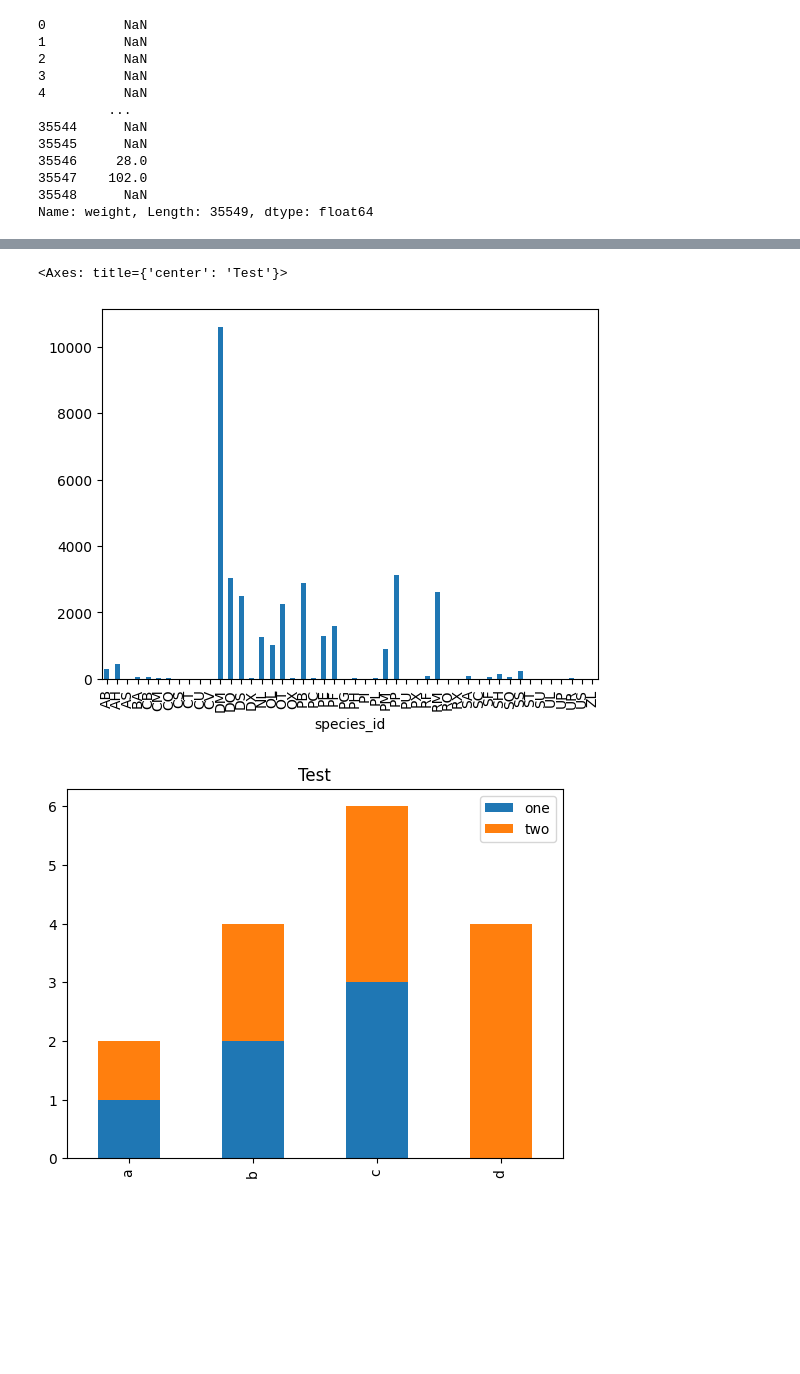
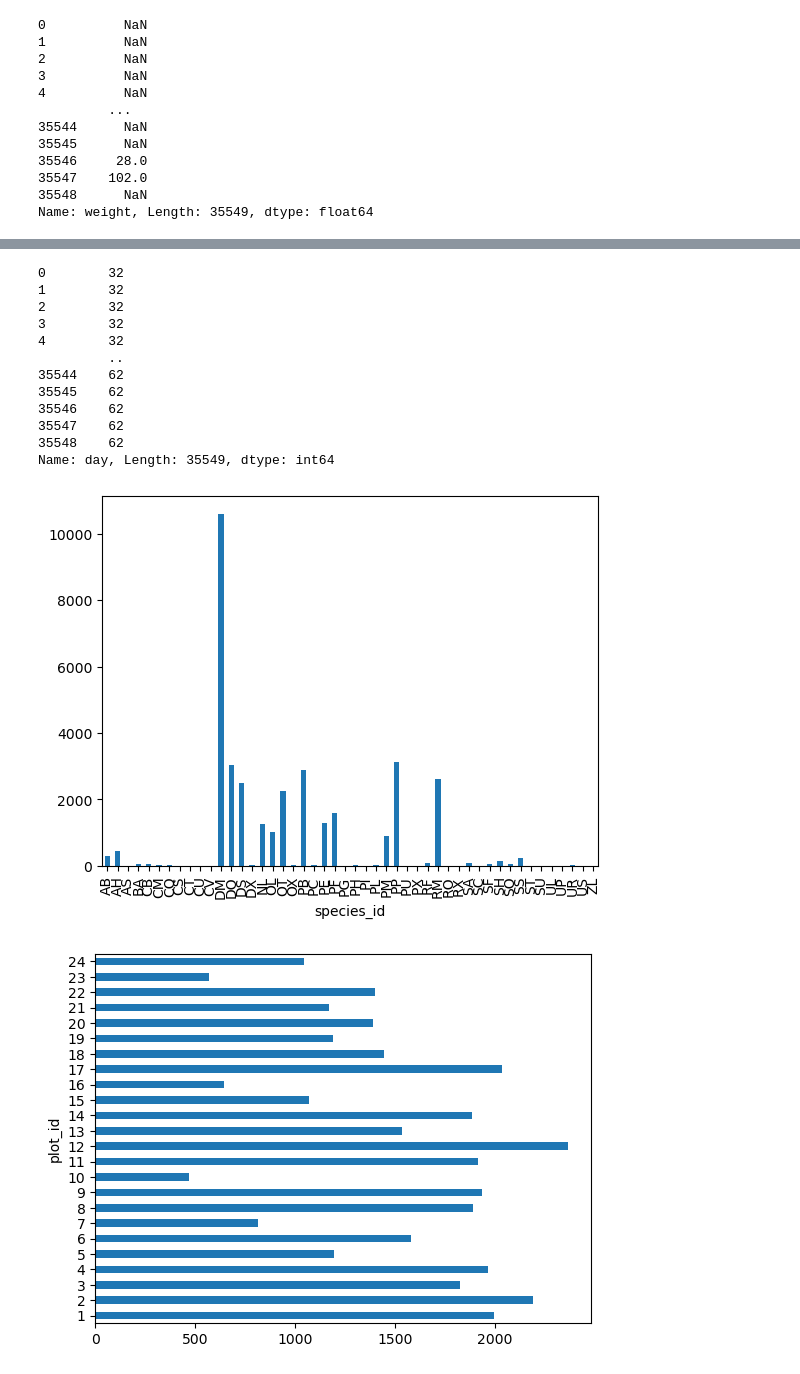
Before and after one commit to MarcoVilera/evaluacion4_calcnum, a Jupyter notebook: notebook.ipynb, the cells around one changed output, grey strips where cells are left out. Saved outputs shown, nothing was run; the diff lists cells and outputs as text; code cells hidden in the pictures; blank space fills up the shorter version.

Commit message:
add new charts

```diff
--- a/notebook.ipynb
+++ b/notebook.ipynb
@@ -88,3 +126,6 @@ surveys_df['weight']*2
 35547    102.0
 35548      NaN
 Name: weight, Length: 35549, dtype: float64
+# %%
+species_counts2 = surveys_df2.groupby('plot_id')['record_id'].count()
+surveys_df2['hindfoot_length']*2
@@ -91,3 +145,19 @@ Name: weight, Length: 35549, dtype: float64
+# %%
+species_counts3= surveys_df3.groupby('hindfoot_length')['record_id'].count()
+surveys_df3['day']*2
+# %% [output]
+0        32
+1        32
+2        32
+3        32
+4        32
+         ..
+35544    62
+35545    62
+35546    62
+35547    62
+35548    62
+Name: day, Length: 35549, dtype: int64
 # %%
 %matplotlib inline
 species_counts.plot(kind='bar');
@@ -96,8 +166,17 @@ d= {'one': pd.Series([1.,2.,3.], index=['a','b','c']),'two': pd.Series([1.,2.,3.
 pd.DataFrame(d)
 
 my_df=pd.DataFrame(d)
-my_df.plot(kind='bar', stacked=True, title='Results')
+# my_df.plot(kind='bar', stacked=True, title='Results')
 # %% [output]
-<Axes: title={'center': 'Test'}>
 [figure]
-[figure, removed]
+# %%
+%matplotlib inline
+species_counts2.plot(kind='barh');
+
+d= {'one': pd.Series([1.,2.,3.], index=['a','b','c']),'two': pd.Series([1.,2.,3.,4.], index=['a','b','c','d'])}
+pd.DataFrame(d)
+
+my_df=pd.DataFrame(d)
+# my_df.plot(kind='bar', stacked=True, title='Result Group 2')
+# %% [output]
+[figure, added]
```
Also changed, not shown: parts of 6 cells of this notebook.
